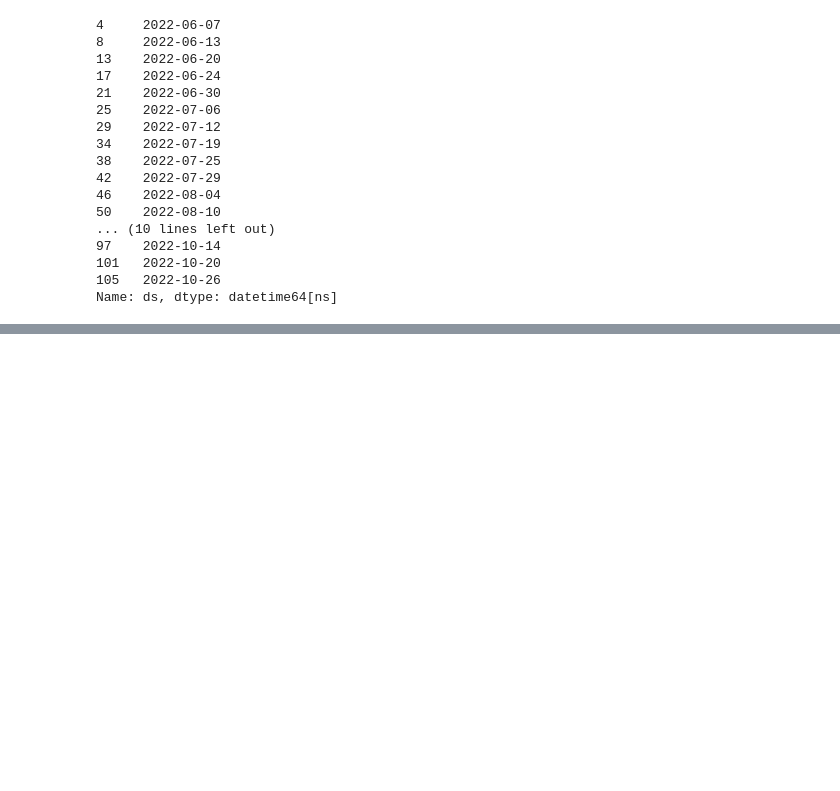
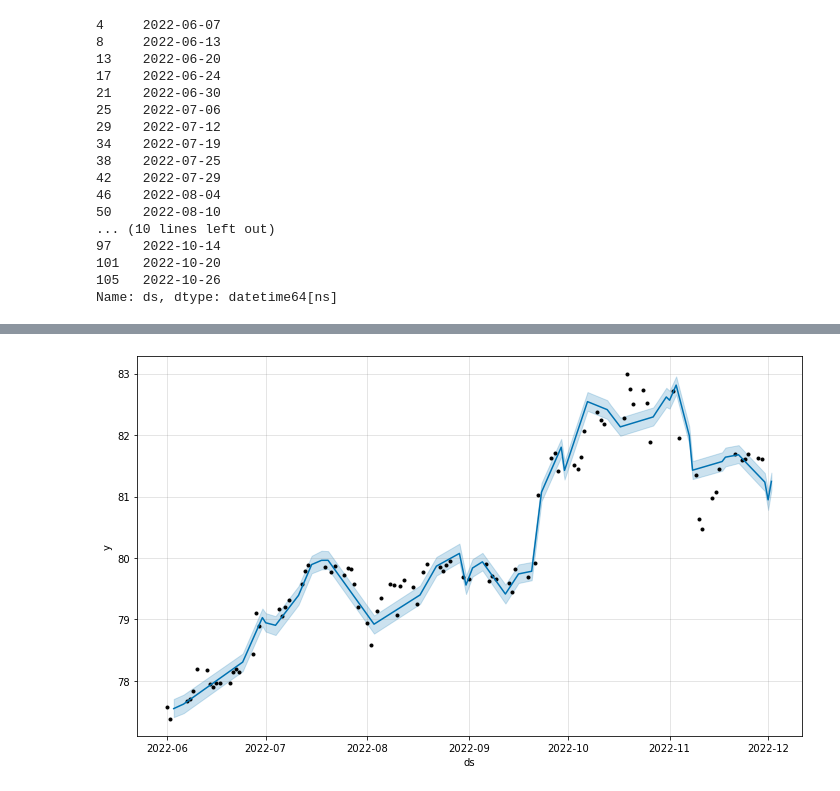
Before and after one commit to r15hank/currency-predictor, a Jupyter notebook: currency_predictor.ipynb, the cells around one changed output, grey strips where cells are left out. Drawn from its saved outputs; the diff is of its cells as text; code cells hidden in the pictures; blank space fills up the shorter version.

```diff
--- a/currency_predictor.ipynb
+++ b/currency_predictor.ipynb
@@ -227,14 +245,27 @@ a = add_changepoints_to_plot(fig.gca(), pro_change, forecast)
+# %%
+currency_df_for_regressor = pd.DataFrame()
+currency_df_for_regressor['date'] = currency_df['date']
+currency_df_for_regressor['y'] = currency_df['close']
+currency_df_for_regressor['open'] = currency_df['open']
+currency_df_for_regressor['high'] = currency_df['high']
+currency_df_for_regressor['low'] = currency_df['low']
+
+train, test = train_test_split(currency_df_for_regressor, test_size=0.3)
 # %%
+
 #Additional Regressor
 pro_regressor = Prophet()
+pro_regressor.add_regressor('open')
+pro_regressor.add_regressor('high')
+pro_regressor.add_regressor('low')
+
 
 
 #Fitting the data
-pro_regressor.fit(xtrain)
-future_data = pro_regressor.make_future_dataframe(periods=90)
-
+pro_regressor.fit(train)
+future_data = pro_regressor.make_future_dataframe(periods=10)
 
 #forecast the data for Test data
-forecast_data = pro_regressor.predict(train_dataset)
-pro_regressor.plot(forecast_data)
+forecast_data = pro_regressor.predict(test)
+fig1 = pro_regressor.plot(forecast_data, uncertainty=True)
 # %% [output]
@@ -241,0 +274 @@ ValueError: Dataframe must have columns "ds" and "y" with the dates and values r
+[figure, added]
```
Also changed, not shown: parts of 18 cells of this notebook.
